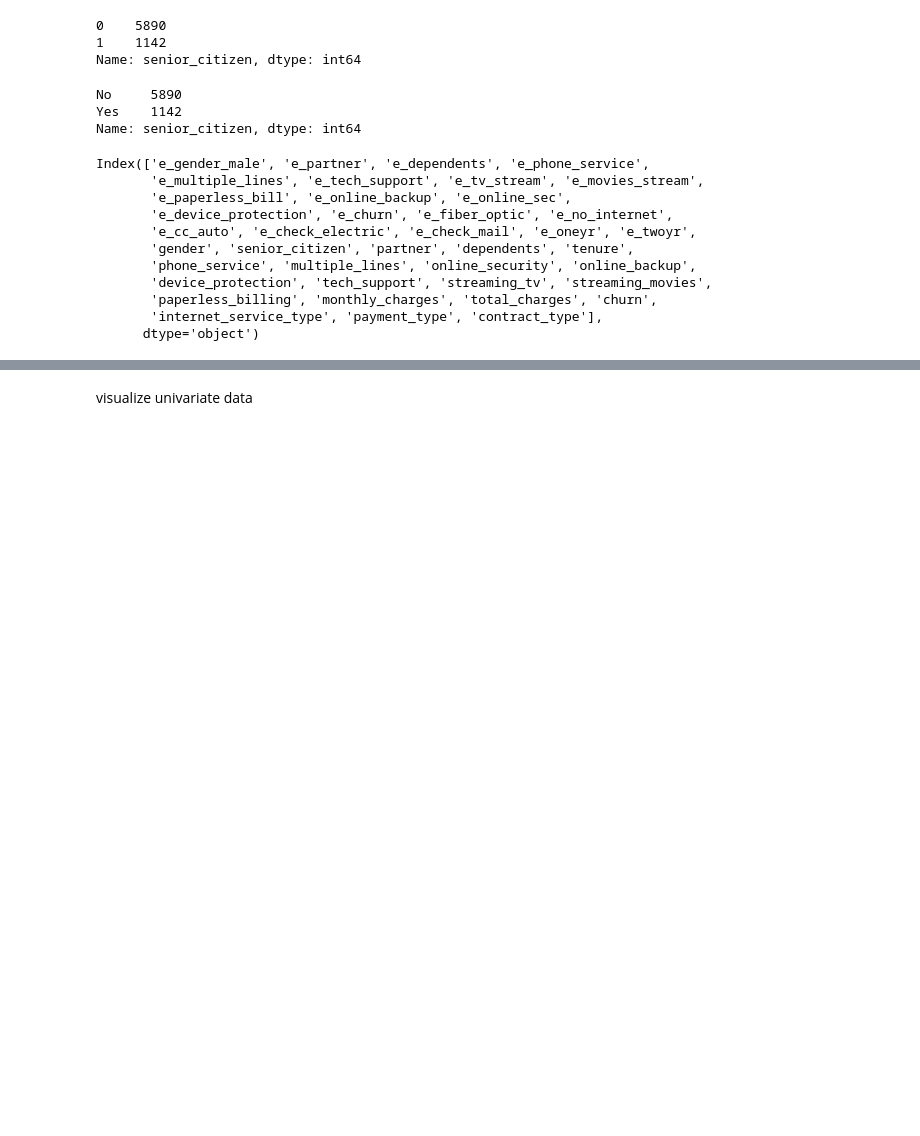
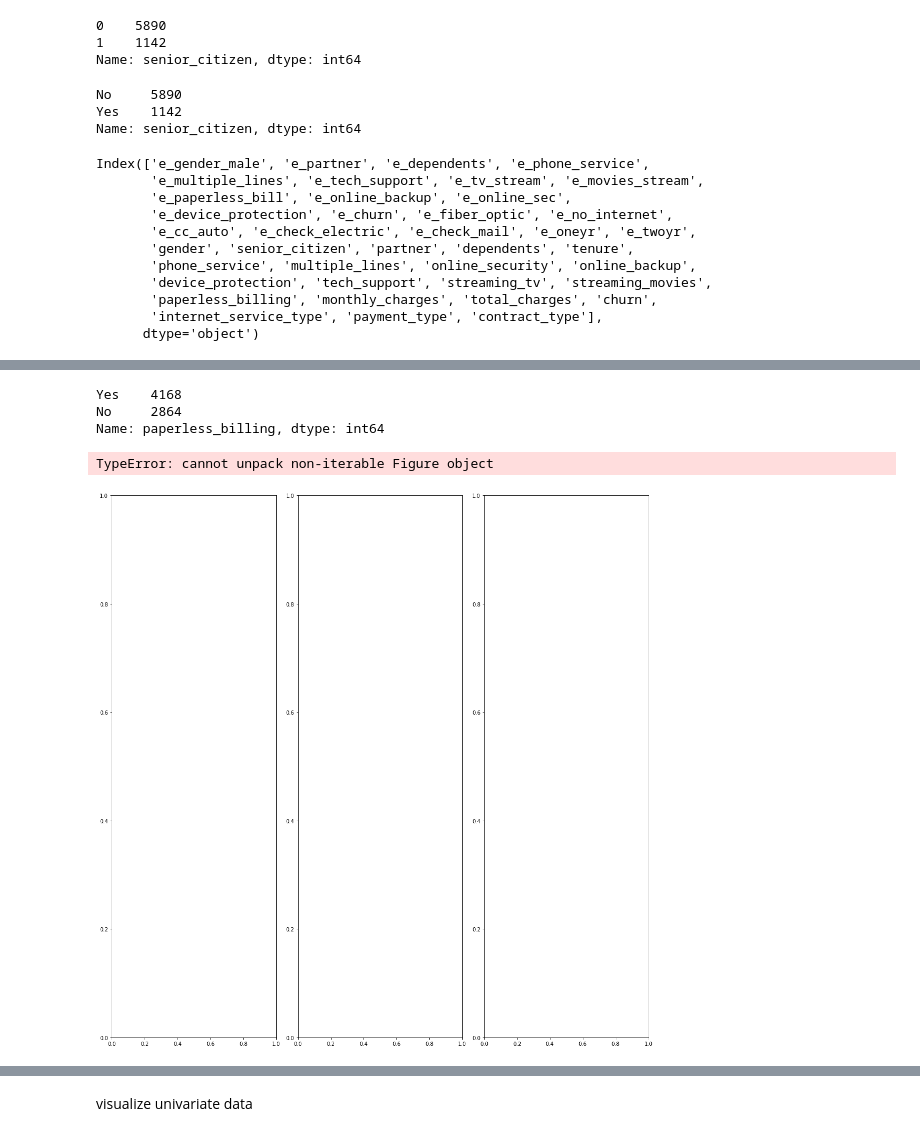
Before and after one commit to mindyshiben/telco_classification_project, a Jupyter notebook: telco_pipeline_work.ipynb, the cells around one changed output, grey strips where cells are left out. Cells and saved outputs as stored; diff of their text form; code cells hidden in the pictures; blank space fills up the shorter version.

```diff
--- a/telco_pipeline_work.ipynb
+++ b/telco_pipeline_work.ipynb
@@ -439 +467,16 @@ account_continuous = df[['tenure','monthly_charges','total_charges']]
+# %%
+df.paperless_billing.value_counts()
+# %% [output]
+Yes    4168
+No     2864
+Name: paperless_billing, dtype: int64
+# %%
+boxplot(df['paperless_billing'])
+(df['payment_type'])
+(df['contract_type'])
+
+fig.show
+# %% [output]
+TypeError: cannot unpack non-iterable Figure object
+[figure, added]
 # %%
```
Also changed, not shown: parts of 8 cells of this notebook.
